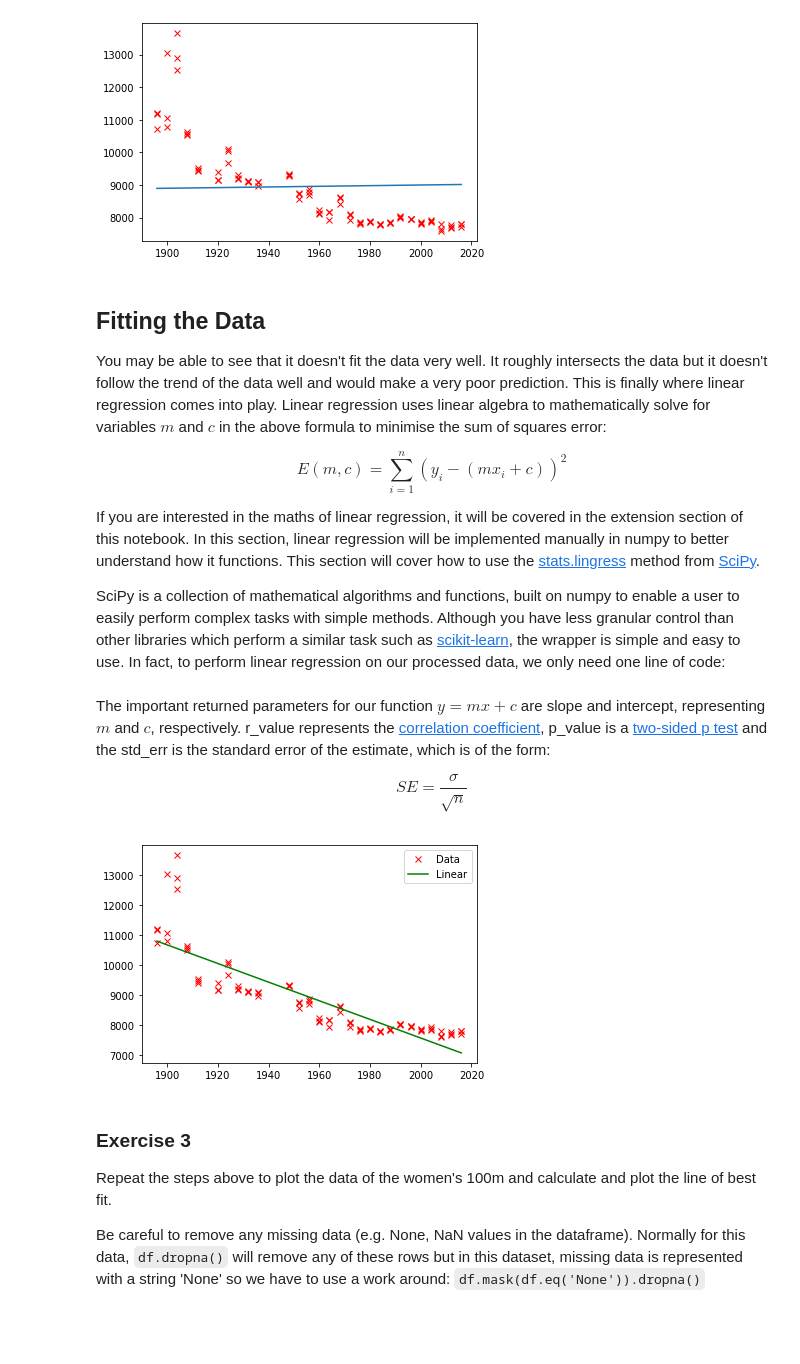
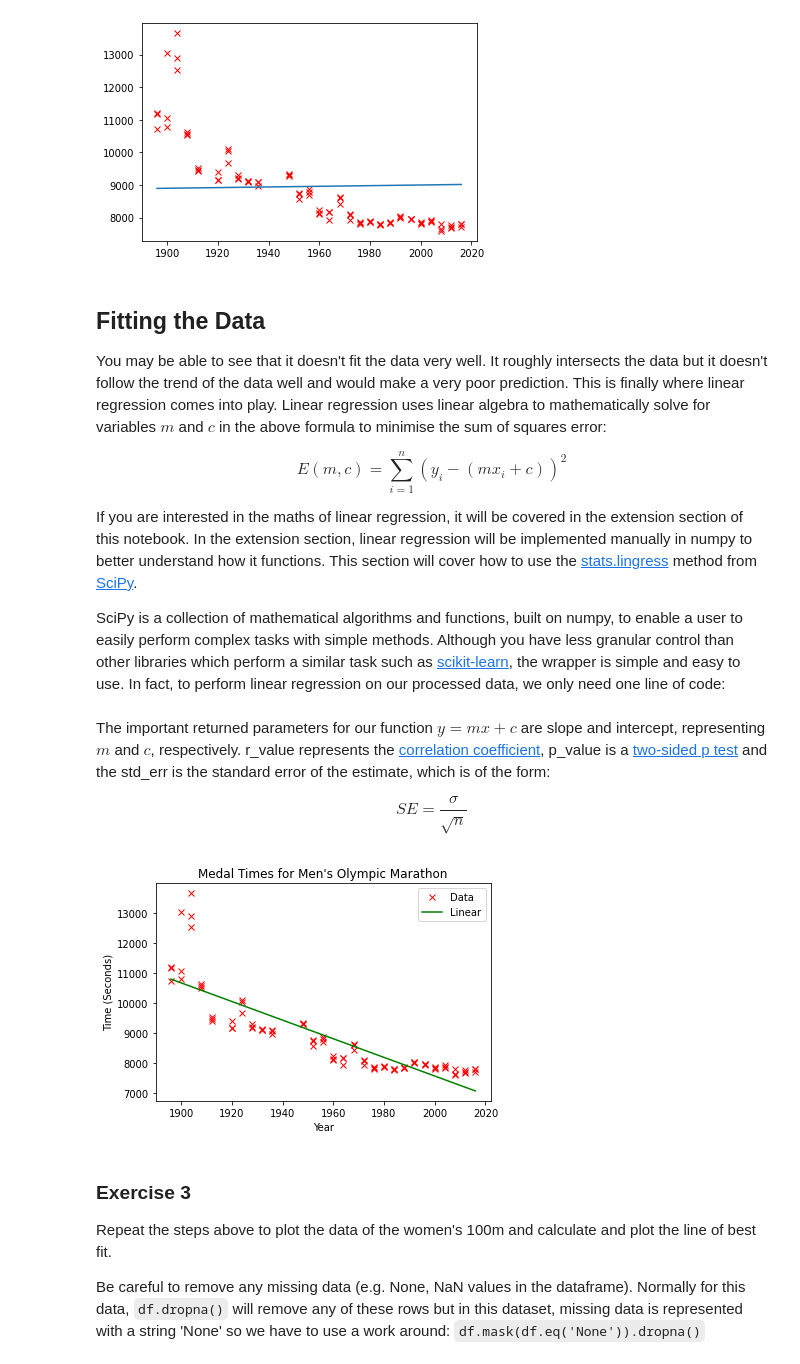
Before and after one commit to wrmthorne/SWiCS-WIE-Advanced-Python-Worksheets, a Jupyter notebook: linear_regression_notebook.ipynb, the cells around one changed output. Cells and saved outputs as stored; diff of their text form; code cells hidden in the pictures; blank space fills up the shorter version.

```diff
--- a/linear_regression_notebook.ipynb
+++ b/linear_regression_notebook.ipynb
@@ -135,9 +136,9 @@ plt.plot(x_test, y_test)
  E(m, c) = \sum^{n}_{i=1}(y_i - (mx_i + c))^2
  $$
 
- If you are interested in the maths of linear regression, it will be covered in the extension section of this notebook. In this section, linear regression will be implemented manually in numpy to better understand how it functions. This section will cover how to use the [stats.lingress](https://docs.scipy.org/doc/scipy-0.14.0/reference/generated/scipy.stats.linregress.html) method from [SciPy](https://docs.scipy.org/doc/scipy-0.14.0/reference/index.html).
+ If you are interested in the maths of linear regression, it will be covered in the extension section of this notebook. In the extension section, linear regression will be implemented manually in numpy to better understand how it functions. This section will cover how to use the [stats.lingress](https://docs.scipy.org/doc/scipy-0.14.0/reference/generated/scipy.stats.linregress.html) method from [SciPy](https://docs.scipy.org/doc/scipy-0.14.0/reference/index.html).
 
- SciPy is a collection of mathematical algorithms and functions, built on numpy to enable a user to easily perform complex tasks with simple methods. Although you have less granular control than other libraries which perform a similar task such as [scikit-learn](https://scikit-learn.org/stable/), the wrapper is simple and easy to use. In fact, to perform linear regression on our processed data, we only need one line of code:
+ SciPy is a collection of mathematical algorithms and functions, built on numpy, to enable a user to easily perform complex tasks with simple methods. Although you have less granular control than other libraries which perform a similar task such as [scikit-learn](https://scikit-learn.org/stable/), the wrapper is simple and easy to use. In fact, to perform linear regression on our processed data, we only need one line of code:
 # %%
 slope, intercept, r_value, p_value, std_err = stats.linregress(x, y)
 # %% [markdown]
@@ -149,12 +150,15 @@ $$
 # %%
 y_lin = slope * x + intercept
 
 plt.plot(x, y, 'rx', label='Data')
-plt.plot(x, y_lin, 'g', label='Linear')
+plt.plot(x, y_lin, 'g-', label='Linear')
+plt.title('Medal Times for Men\'s Olympic Marathon')
+plt.xlabel('Year')
+plt.ylabel('Time (Seconds)')
 plt.legend()
 plt.show()
 # %% [output]
-[figure, old version]
+[figure, new version]
 # %% [markdown]
 ### Exercise 3
 
```
Also changed, not shown: parts of 14 cells of this notebook.
